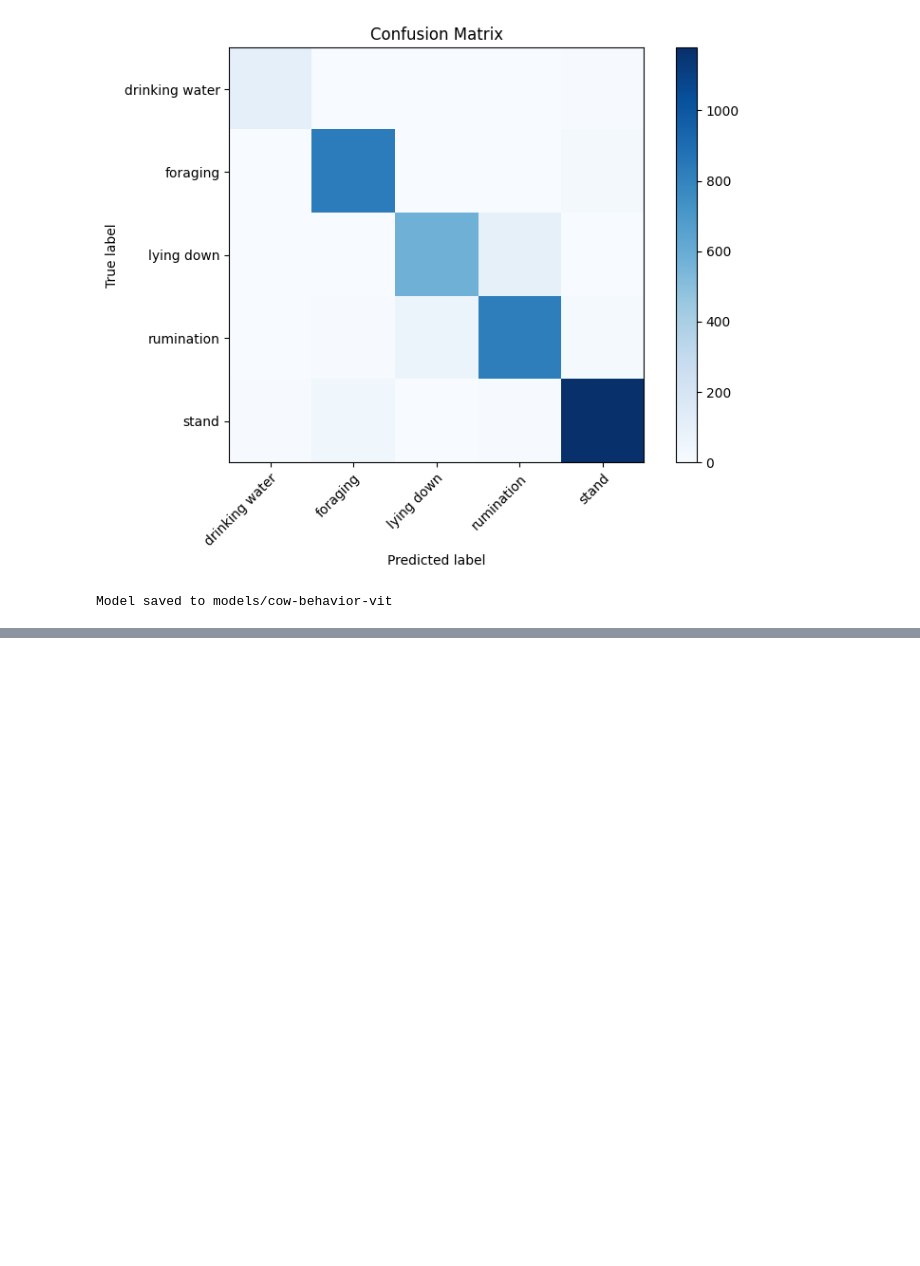
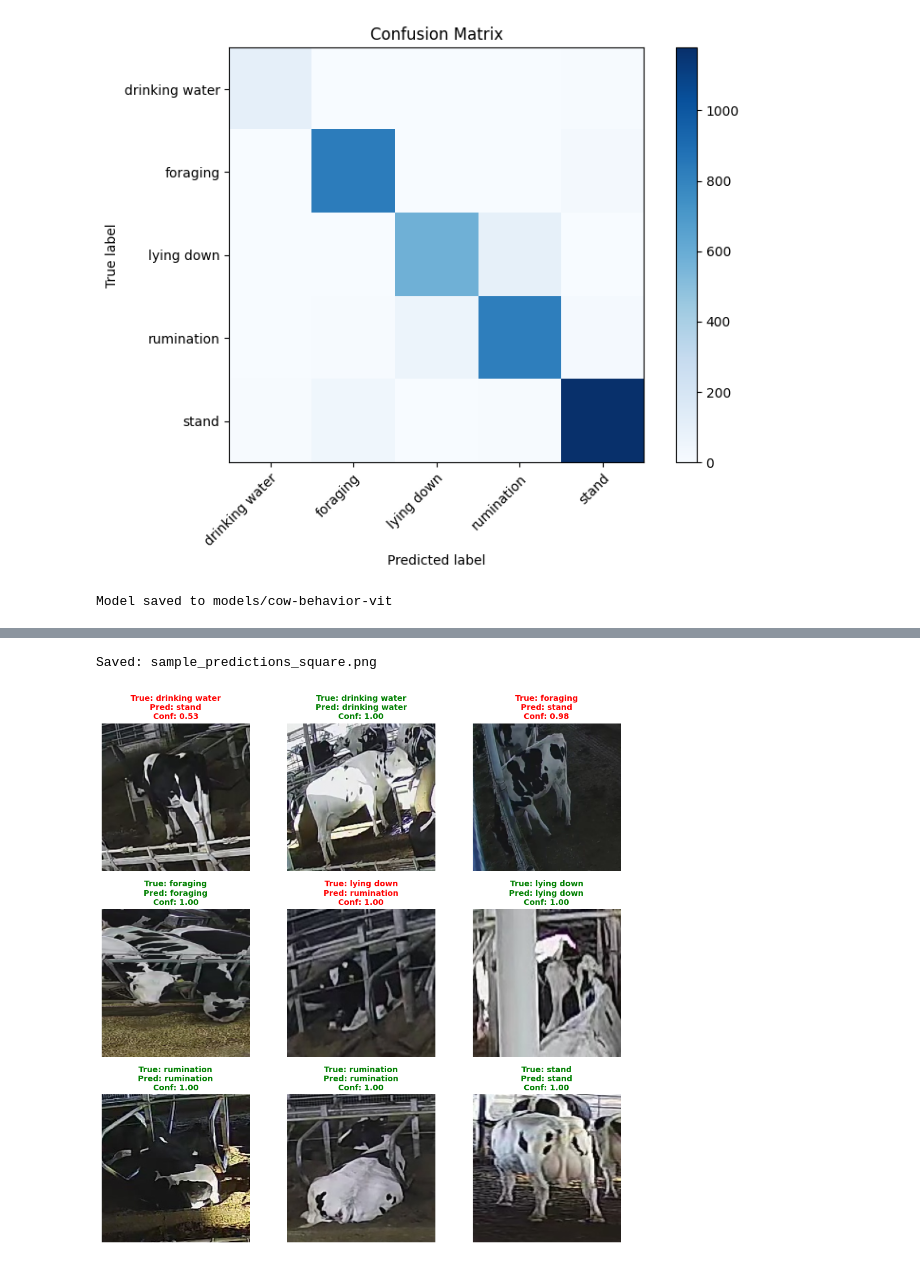
Before and after one commit to robin-ede/cow-behavior-analysis, a Jupyter notebook: 05_vit_behavior_classifier.ipynb, the cells around one changed output, grey strips where cells are left out. Saved outputs shown, nothing was run; the diff lists cells and outputs as text; code cells hidden in the pictures; blank space fills up the shorter version.

Commit message:
Finalize botsort + nano + presentation

```diff
--- a/05_vit_behavior_classifier.ipynb
+++ b/05_vit_behavior_classifier.ipynb
@@ -293 +320,72 @@ show_sample_predictions()
 [figure]
+# %%
+# Square grid for presentation slides (3x3 grid - 9 samples)
+def show_sample_predictions_square(samples_per_row=3):
+    """Show sample predictions in a square grid for presentation slides"""
+    # Detect correct column name (labels vs label)
+    label_col = "labels" if "labels" in data["test"].column_names else "label"
+
+    np.random.seed(SEED)
+
+    # Sample fewer images - prioritize showing variety across classes
+    # Get 1-2 samples from most represented classes
+    class_samples = {i: [] for i in range(len(id2label))}
+
+    for idx, label in enumerate(data["test"][label_col]):
+        label_val = label.item() if hasattr(label, 'item') else label
+        if len(class_samples[label_val]) < 2:
+            class_samples[label_val].append(idx)
+
+    # Get 9 samples total (3x3 grid)
+    sample_indices = []
+    for class_id in sorted(class_samples.keys()):
+        sample_indices.extend(class_samples[class_id][:2])
+    sample_indices = sample_indices[:9]
+
+    # Create square grid
+    fig, axes = plt.subplots(samples_per_row, samples_per_row, figsize=(10, 10))
+    axes = axes.flatten()
+
+    for i, idx in enumerate(sample_indices):
+        # Get image and true label
+        if "pixel_values" in data["test"].column_names:
+            # Already preprocessed
+            pixel_values = data["test"][idx]["pixel_values"].unsqueeze(0).to(device)
+        else:
+            # Need to preprocess the image
+            from PIL import Image
+            img = data["test"][idx]["image"]
+            inputs = processor(img.convert("RGB"), return_tensors="pt")
+            pixel_values = inputs["pixel_values"].to(device)
+
+        true_label = data["test"][idx][label_col]
+        true_label = true_label.item() if hasattr(true_label, 'item') else true_label
+
+        # Make prediction
+        with torch.no_grad():
+            outputs = model(pixel_values)
+            pred_label = outputs.logits.argmax(-1).item()
+            confidence = F.softmax(outputs.logits, dim=-1).max().item()
+
+        # Convert tensor back to image for display
+        img_array = pixel_values.squeeze().cpu().numpy().transpose(1, 2, 0)
+        img_array = (img_array * 0.5 + 0.5)  # Denormalize
+        img_array = np.clip(img_array, 0, 1)
+
+        axes[i].imshow(img_array)
+        axes[i].axis('off')
+
+        # Color code title: green if correct, red if wrong
+        color = 'green' if true_label == pred_label else 'red'
+        title = f"True: {id2label[true_label]}\nPred: {id2label[pred_label]}\nConf: {confidence:.2f}"
+        axes[i].set_title(title, fontsize=10, color=color, weight='bold')
+
+    plt.tight_layout()
+    plt.savefig('sample_predictions_square.png', dpi=150, bbox_inches='tight')
+    print("Saved: sample_predictions_square.png")
+    plt.show()
+
+show_sample_predictions_square()
+# %% [output]
+Saved: sample_predictions_square.png
+[figure, added]
```
Also changed, not shown: parts of 2 cells of this notebook, 8 other files.
